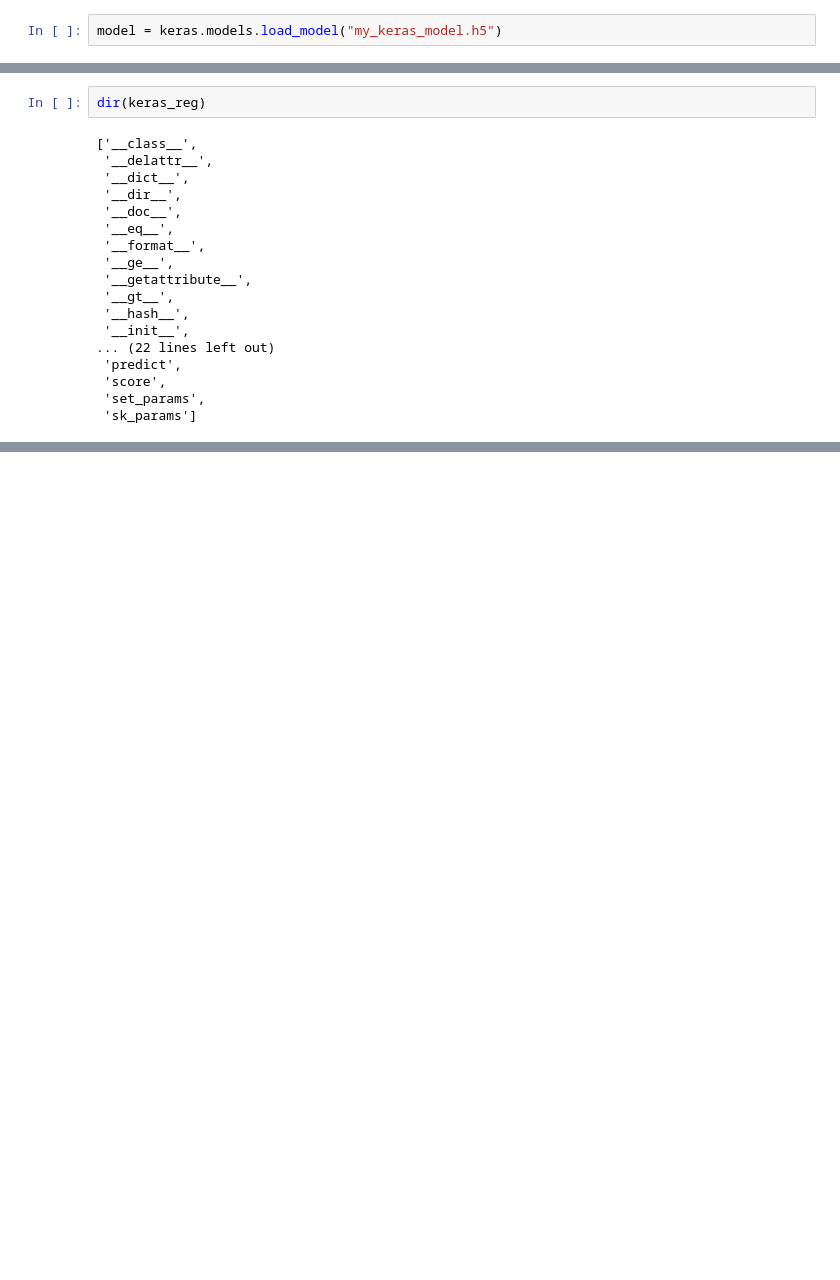
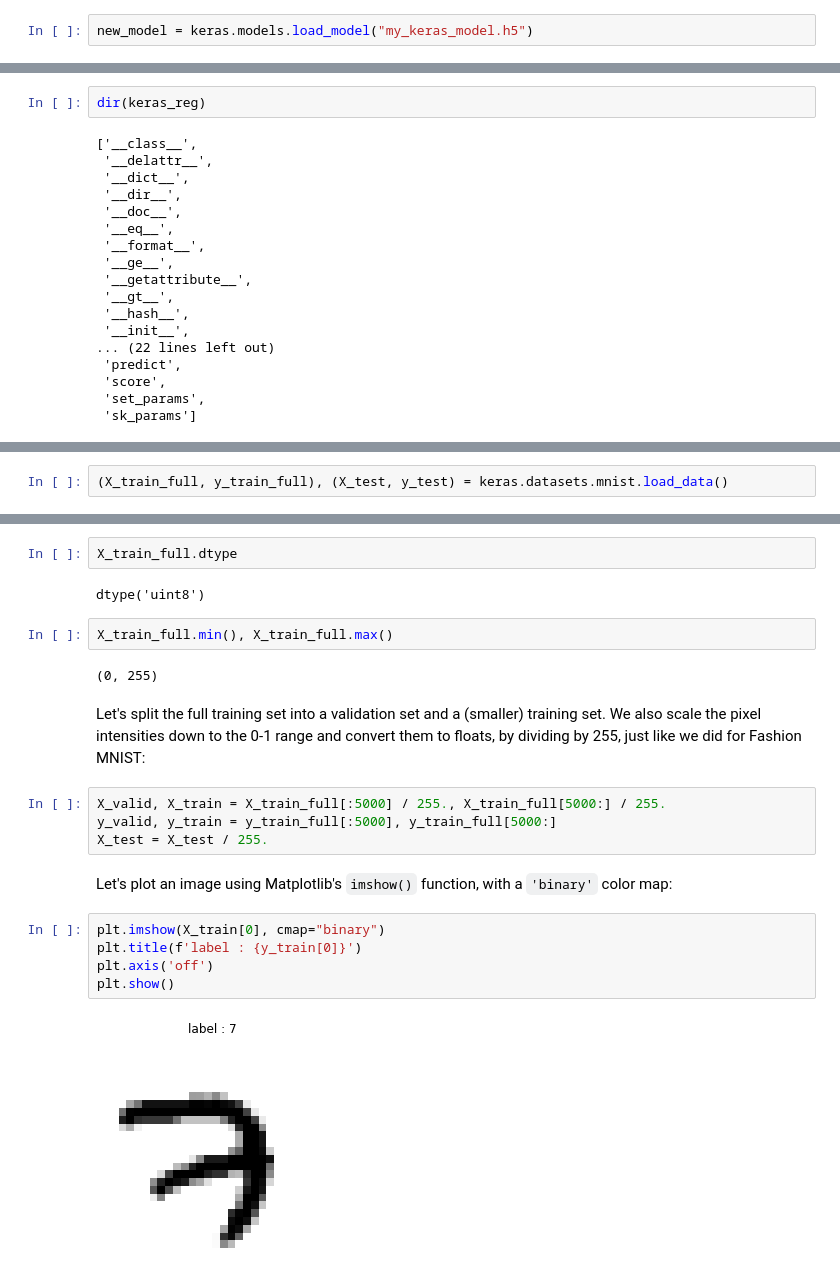
Before and after one commit to soo-pecialist/Hands_on_ML_w_Scikit_Karas_and_TensorFlow, a Jupyter notebook: CH10_Neural_Nets_with_Keras.ipynb, the cells around one changed output, grey strips where cells are left out. Saved outputs shown, nothing was run; the diff lists cells and outputs as text; blank space fills up the shorter version.

```diff
--- a/CH10_Neural_Nets_with_Keras.ipynb
+++ b/CH10_Neural_Nets_with_Keras.ipynb
@@ -911,4 +957,4 @@ Keras will save both the model’s architecture (including every layer’s hyper
 
  Loading the model is just as easy:
 # %%
-model = keras.models.load_model("my_keras_model.h5")
+new_model = keras.models.load_model("my_keras_model.h5")
@@ -1283,0 +1363,2 @@ model.evaluate(X_test, y_test, verbose=0)
+# %%
+(X_train_full, y_train_full), (X_test, y_test) = keras.datasets.mnist.load_data()
@@ -1283,0 +1377,24 @@ model.evaluate(X_test, y_test, verbose=0)
+# %%
+X_train_full.dtype
+# %% [output]
+dtype('uint8')
+# %%
+X_train_full.min(), X_train_full.max()
+# %% [output]
+(0, 255)
+# %% [markdown]
+Let's split the full training set into a validation set and a (smaller) training set. We also scale the pixel intensities down to the 0-1 range and convert them to floats, by dividing by 255, just like we did for Fashion MNIST:
+# %%
+X_valid, X_train = X_train_full[:5000] / 255., X_train_full[5000:] / 255.
+y_valid, y_train = y_train_full[:5000], y_train_full[5000:]
+X_test = X_test / 255.
+# %% [markdown]
+Let's plot an image using Matplotlib's `imshow()` function, with a `'binary'`
+ color map:
+# %%
+plt.imshow(X_train[0], cmap="binary")
+plt.title(f'label : {y_train[0]}')
+plt.axis('off')
+plt.show()
+# %% [output]
+[figure, added]
```
Also changed, not shown: parts of 99 cells of this notebook.
